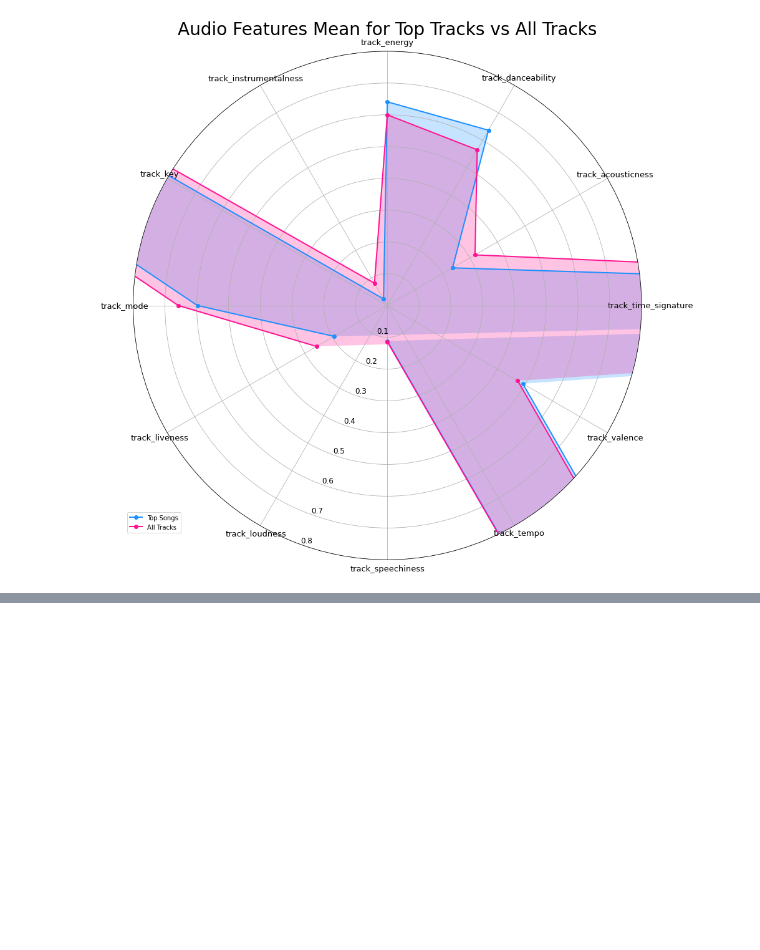
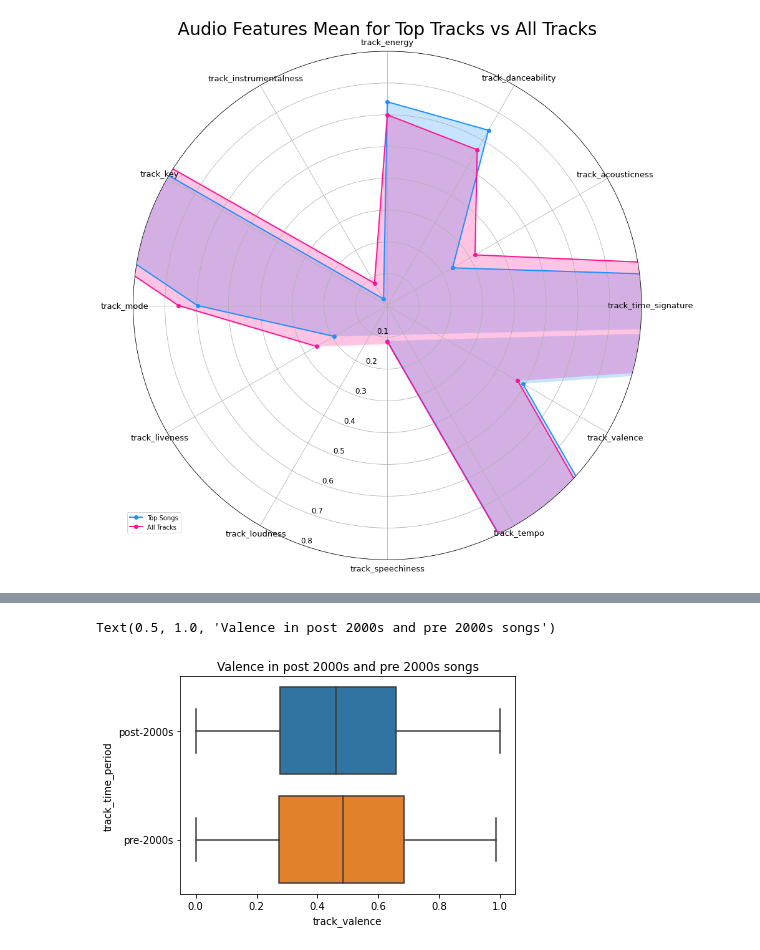
Before and after one commit to mariamabdelati/lyricalanalysis, a Jupyter notebook: 4_EDA/track_features_EDA.ipynb, the cells around one changed output, grey strips where cells are left out. Cells and saved outputs as stored; diff of their text form; code cells hidden in the pictures; blank space fills up the shorter version.

```diff
--- a/4_EDA/track_features_EDA.ipynb
+++ b/4_EDA/track_features_EDA.ipynb
@@ -322,0 +349,6 @@ plt.legend(bbox_to_anchor=(0.1, 0.1))
+# %%
+seaborn.boxplot(x="track_valence", y="track_time_period", data=tracks_df)
+plt.title('Valence in post 2000s and pre 2000s songs')
+# %% [output]
+Text(0.5, 1.0, 'Valence in post 2000s and pre 2000s songs')
+[figure, added]
```
Also changed, not shown: parts of 63 cells of this notebook.
